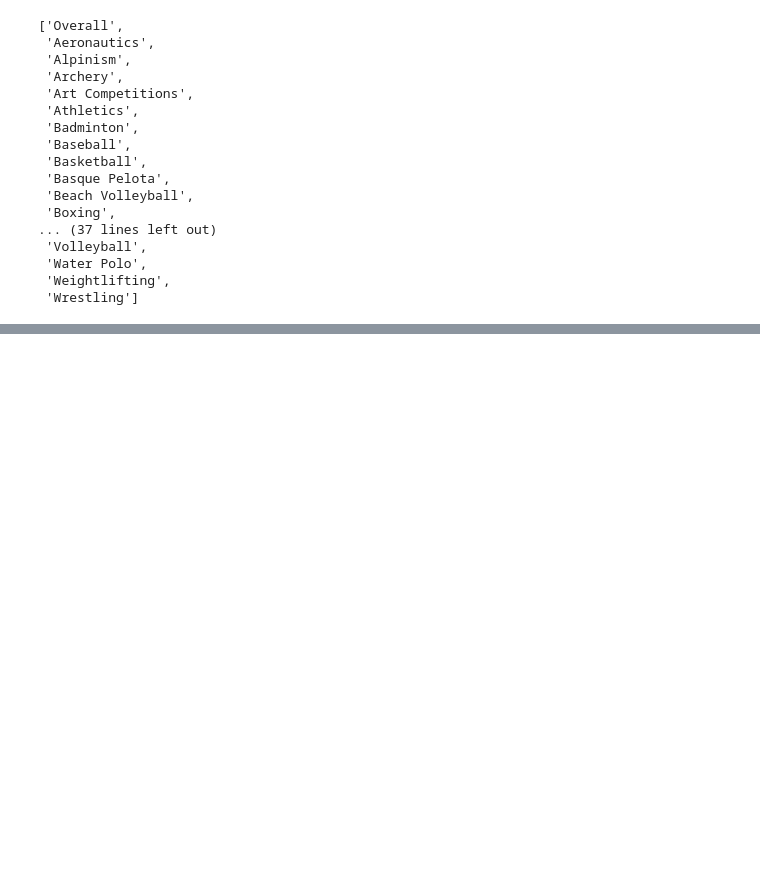
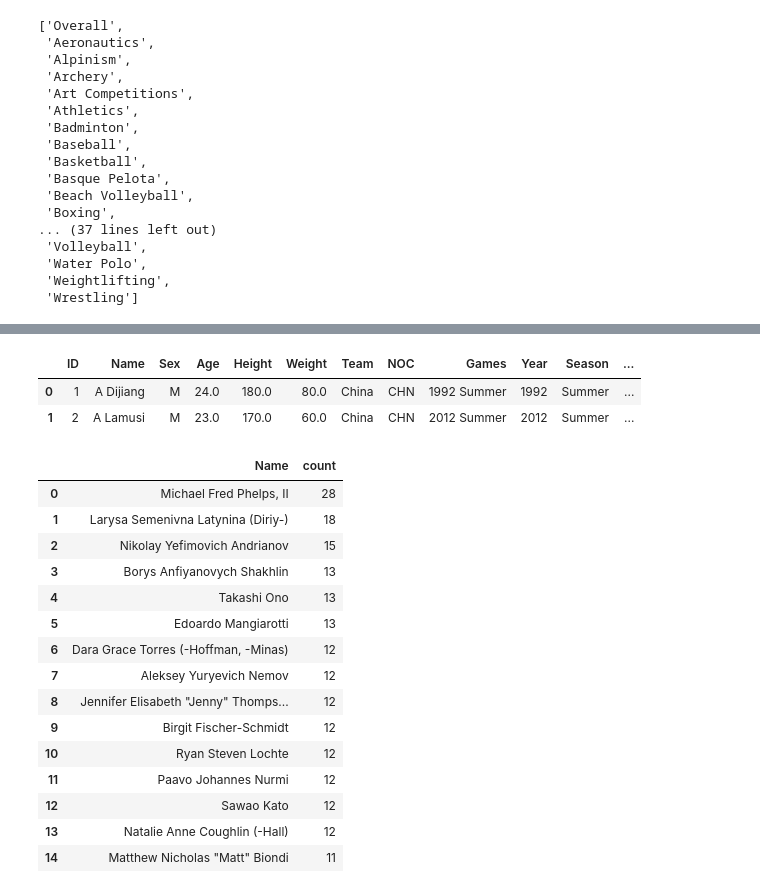
Before and after one commit to PiyushLuitel-07/Olympics-Data-Analysis, a Jupyter notebook: analysis.ipynb, the cells around one changed output, grey strips where cells are left out. Saved outputs shown, nothing was run; the diff lists cells and outputs as text; code cells hidden in the pictures; blank space fills up the shorter version.

```diff
--- a/analysis.ipynb
+++ b/analysis.ipynb
@@ -423,0 +454,6 @@ sport_list
+# %%
+df.head(2)
+# %% [output]
+|  | ID | Name | Sex | Age | Height | Weight | Team | NOC | Games | Year | Season | ... |
+| 0 | 1 | A Dijiang | M | 24.0 | 180.0 | 80.0 | China | CHN | 1992 Summer | 1992 | Summer | ... |
+| 1 | 2 | A Lamusi | M | 23.0 | 170.0 | 60.0 | China | CHN | 2012 Summer | 2012 | Summer | ... |
@@ -423,0 +470,19 @@ sport_list
+# %%
+most_successful(df,'Overall')
+# %% [output]
+|  | Name | count |
+| 0 | Michael Fred Phelps, II | 28 |
+| 1 | Larysa Semenivna Latynina (Diriy-) | 18 |
+| 2 | Nikolay Yefimovich Andrianov | 15 |
+| 3 | Borys Anfiyanovych Shakhlin | 13 |
+| 4 | Takashi Ono | 13 |
+| 5 | Edoardo Mangiarotti | 13 |
+| 6 | Dara Grace Torres (-Hoffman, -Minas) | 12 |
+| 7 | Aleksey Yuryevich Nemov | 12 |
+| 8 | Jennifer Elisabeth "Jenny" Thomps... | 12 |
+| 9 | Birgit Fischer-Schmidt | 12 |
+| 10 | Ryan Steven Lochte | 12 |
+| 11 | Paavo Johannes Nurmi | 12 |
+| 12 | Sawao Kato | 12 |
+| 13 | Natalie Anne Coughlin (-Hall) | 12 |
+| 14 | Matthew Nicholas "Matt" Biondi | 11 |
```
Also changed, not shown: parts of 11 cells of this notebook.
